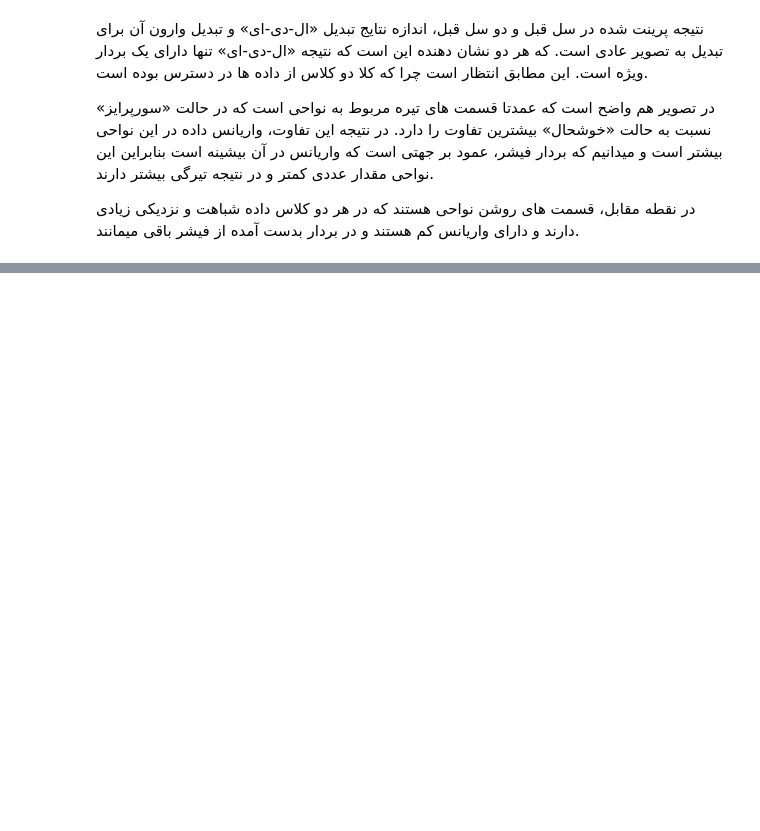
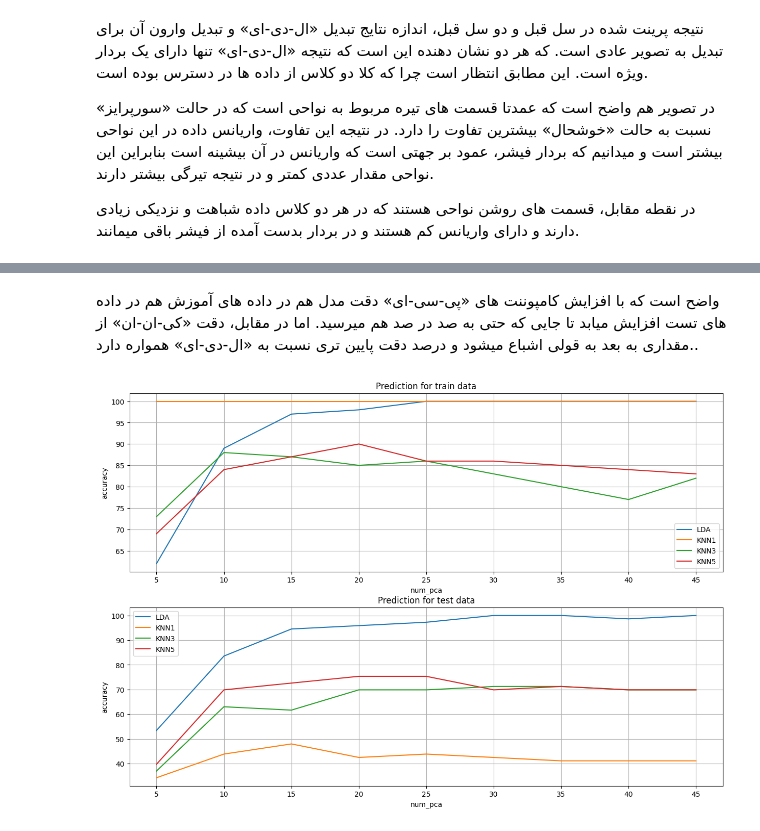
Before and after one commit to SaeedJazaeri/VisionLab, a Jupyter notebook: Lab3/Report.ipynb, the cells around one changed output, grey strips where cells are left out. Drawn from its saved outputs; the diff is of its cells as text; code cells hidden in the pictures; blank space fills up the shorter version.

```diff
--- a/Lab3/Report.ipynb
+++ b/Lab3/Report.ipynb
@@ -79,0 +158,28 @@ print(reconstraced_img.shape)
+# %% [markdown]
+واضح است که با افزایش کامپوننت های «پی-سی-ای» دقت مدل هم در داده های آموزش هم در داده های تست افزایش میابد تا جایی که حتی به صد در صد هم میرسید. اما در مقابل، دقت «کی-ان-ان» از مقداری به بعد به قولی اشباع میشود و درصد دقت پایین تری نسبت به «ال-دی-ای» همواره دارد..
+# %%
+plt.figure(figsize=(15,10))
+
+plt.subplot(2,1,1)
+plt.plot(range(5,50,5),Train_acc_lda)
+plt.plot(range(5,50,5),Train_acc_knn1)
+plt.plot(range(5,50,5),Train_acc_knn3)
+plt.plot(range(5,50,5),Train_acc_knn5)
+plt.title("Prediction for train data")
+plt.legend(["LDA","KNN1","KNN3","KNN5"])
+plt.xlabel("num_pca")
+plt.ylabel("accuracy")
+plt.grid(True)
+
+plt.subplot(2,1,2)
+plt.plot(range(5,50,5),Test_acc_lda)
+plt.plot(range(5,50,5),Test_acc_knn1)
+plt.plot(range(5,50,5),Test_acc_knn3)
+plt.plot(range(5,50,5),Test_acc_knn5)
+plt.title("Prediction for test data")
+plt.legend(["LDA","KNN1","KNN3","KNN5"])
+plt.xlabel("num_pca")
+plt.ylabel("accuracy")
+plt.grid(True)
+# %% [output]
+[figure, added]
```
Also changed, not shown: parts of 4 cells of this notebook.
